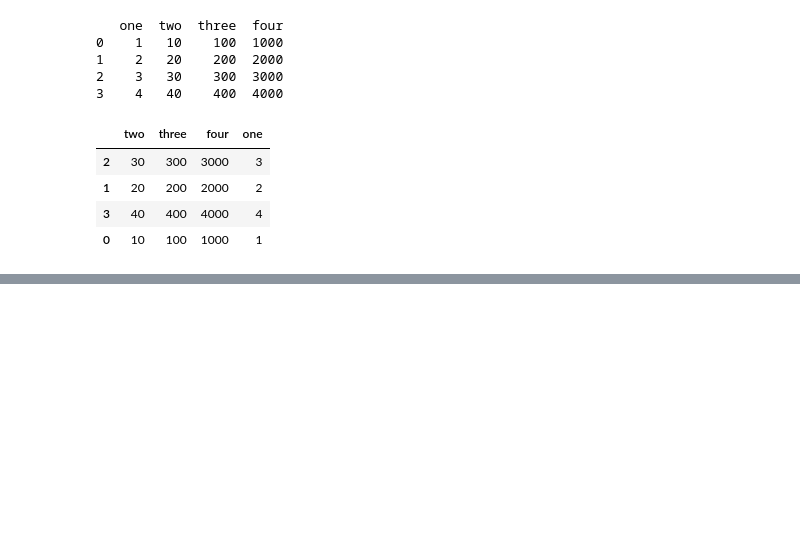
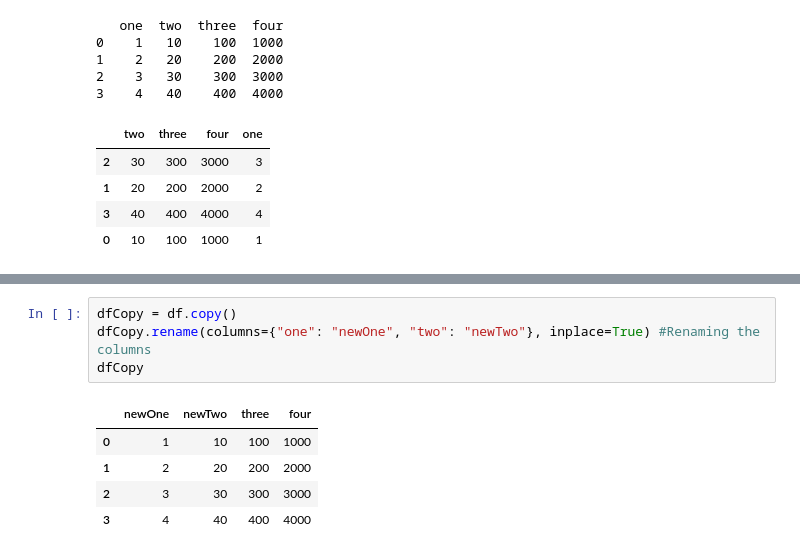
Before and after one commit to Luv-Ratan4/DataScience, a Jupyter notebook: Python/Pandas/data_frames_in_pandas.ipynb, the cells around one changed output, grey strips where cells are left out. Drawn from its saved outputs; the diff is of its cells as text; blank space fills up the shorter version.

```diff
--- a/Python/Pandas/data_frames_in_pandas.ipynb
+++ b/Python/Pandas/data_frames_in_pandas.ipynb
@@ -674,0 +683,10 @@ df.reindex([2,1,3,0],columns=['two','three','four','one'])  #Performing both the
+# %%
+dfCopy = df.copy()
+dfCopy.rename(columns={"one": "newOne", "two": "newTwo"}, inplace=True) #Renaming the columns
+dfCopy
+# %% [output]
+|  | newOne | newTwo | three | four |
+| 0 | 1 | 10 | 100 | 1000 |
+| 1 | 2 | 20 | 200 | 2000 |
+| 2 | 3 | 30 | 300 | 3000 |
+| 3 | 4 | 40 | 400 | 4000 |
```
Also changed, not shown: parts of 18 cells of this notebook.
